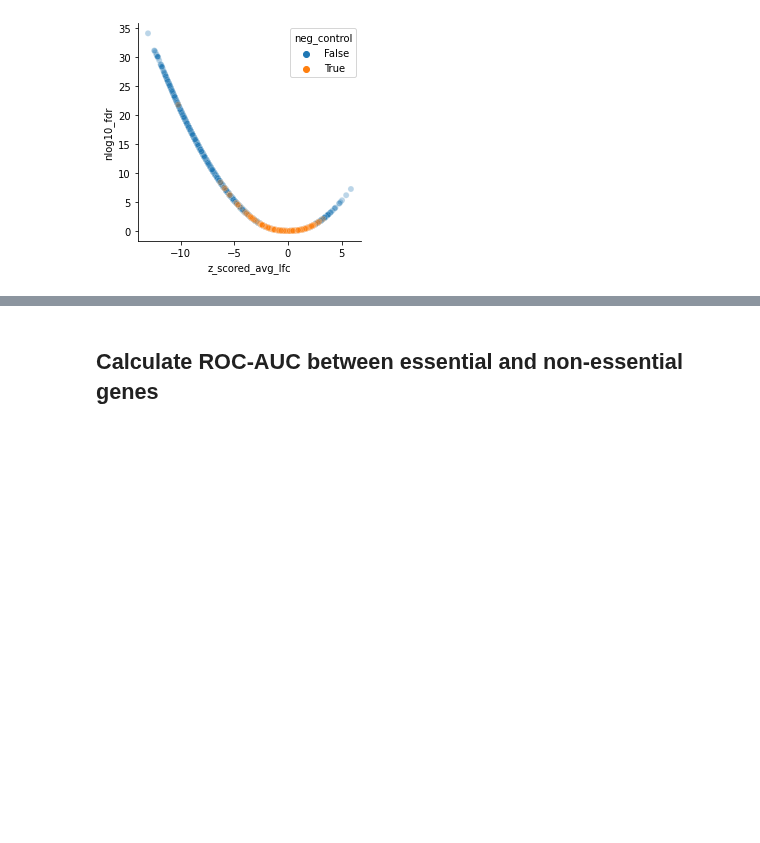
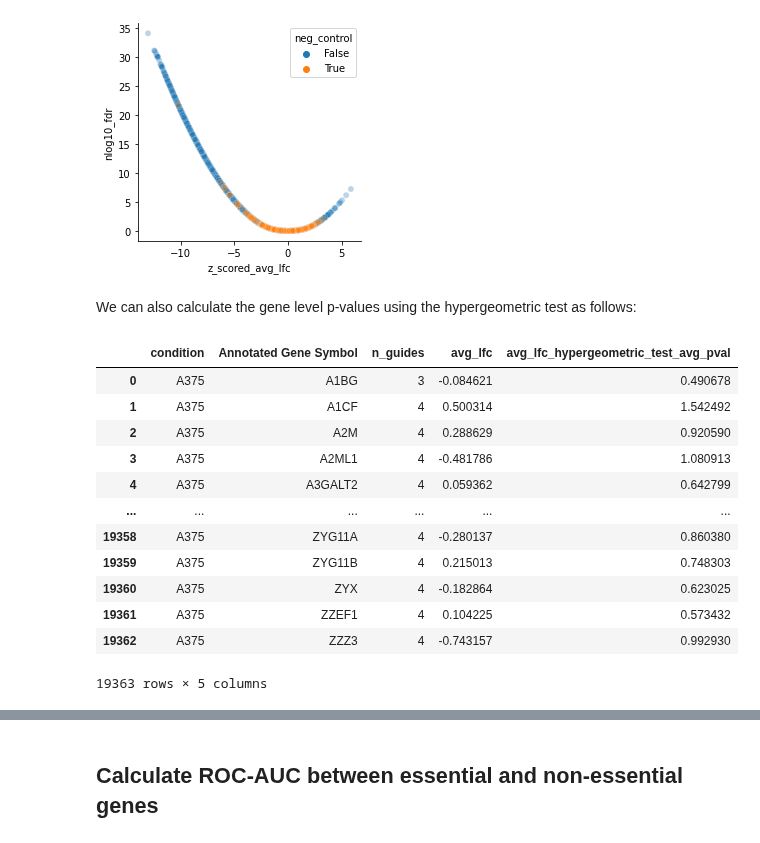
Before and after one commit to gpp-rnd/poola, a Jupyter notebook: 00_core.ipynb, the cells around one changed output, grey strips where cells are left out. Cells and saved outputs as stored; diff of their text form; code cells hidden in the pictures; blank space fills up the shorter version.

```diff
--- a/00_core.ipynb
+++ b/00_core.ipynb
@@ -674,3 +674,23 @@ sns.scatterplot(data=plot_lfcs, x='z_scored_avg_lfc',
 sns.despine()
 # %% [output]
 [figure]
+# %% [markdown]
+We can also calculate the gene level p-values using the hypergeometric test as follows:
+# %%
+gene_lfcs_hyp = aggregate_gene_lfcs_hypergeometric(annot_guide_lfcs, 'Annotated Gene Symbol',
+                                average_cols=['avg_lfc'])
+gene_lfcs_hyp
+# %% [output]
+|  | condition | Annotated Gene Symbol | n_guides | avg_lfc | avg_lfc_hypergeometric_test_avg_pval |
+| 0 | A375 | A1BG | 3 | -0.084621 | 0.490678 |
+| 1 | A375 | A1CF | 4 | 0.500314 | 1.542492 |
+| 2 | A375 | A2M | 4 | 0.288629 | 0.920590 |
+| 3 | A375 | A2ML1 | 4 | -0.481786 | 1.080913 |
+| 4 | A375 | A3GALT2 | 4 | 0.059362 | 0.642799 |
+| ... | ... | ... | ... | ... | ... |
+| 19358 | A375 | ZYG11A | 4 | -0.280137 | 0.860380 |
+| 19359 | A375 | ZYG11B | 4 | 0.215013 | 0.748303 |
+| 19360 | A375 | ZYX | 4 | -0.182864 | 0.623025 |
+| 19361 | A375 | ZZEF1 | 4 | 0.104225 | 0.573432 |
+| 19362 | A375 | ZZZ3 | 4 | -0.743157 | 0.992930 |
+19363 rows × 5 columns
```
Also changed, not shown: parts of 2 cells of this notebook.
